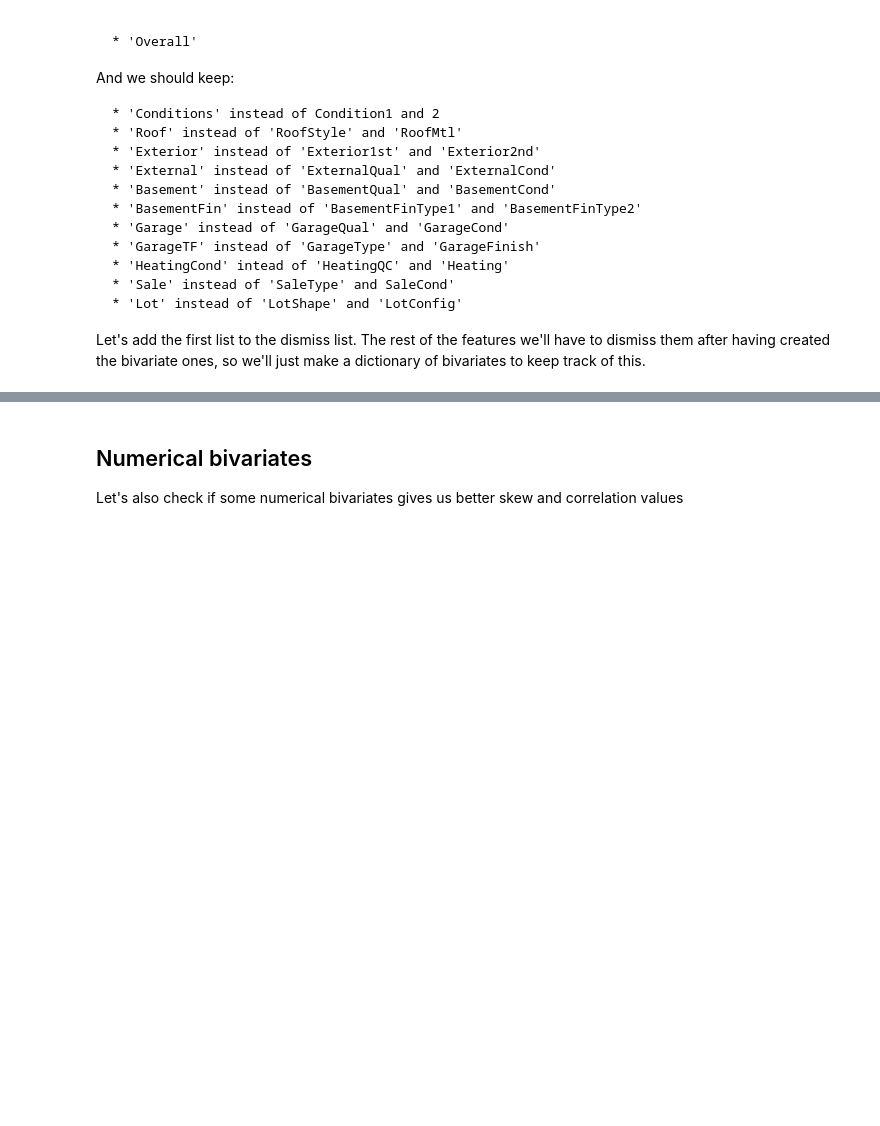
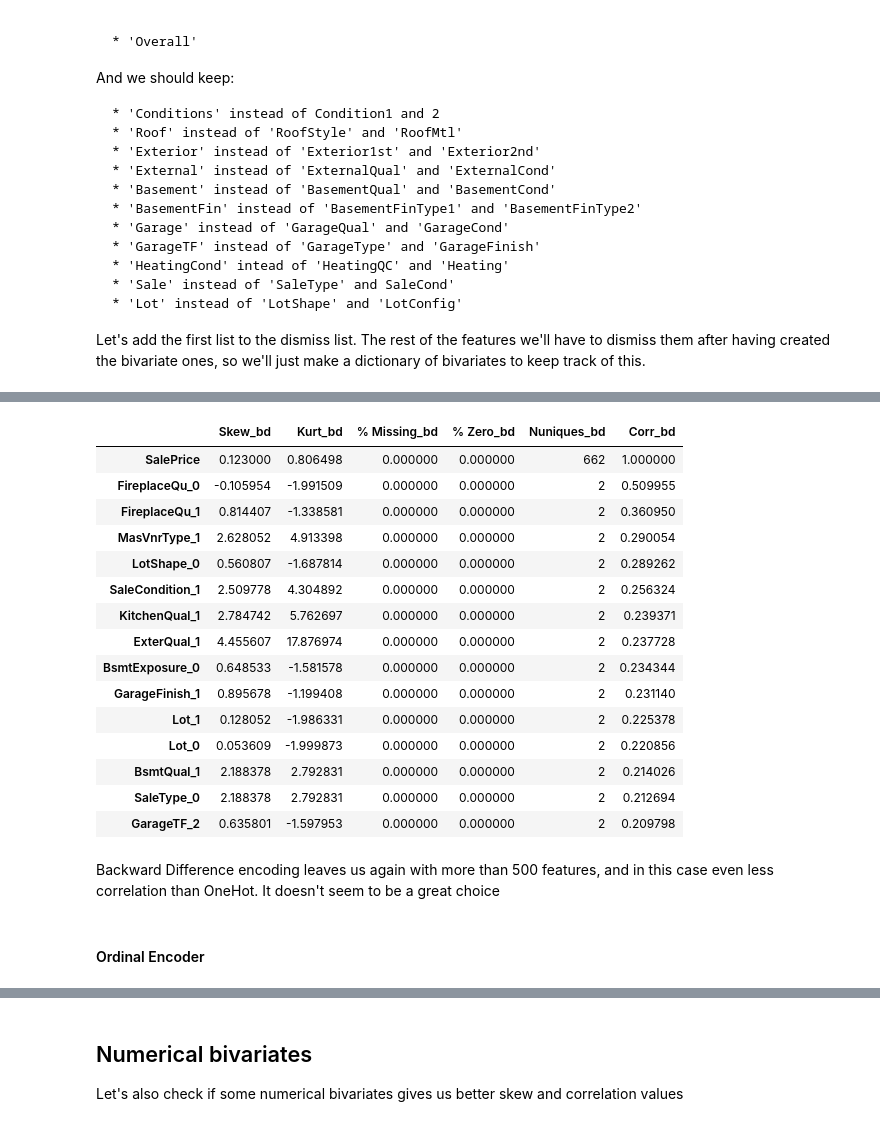
Before and after one commit to lrvlr/house-pricing-kaggle, a Jupyter notebook: AnalyzingHousePricesDF-lrvlr.ipynb, the cells around one changed output, grey strips where cells are left out. Saved outputs shown, nothing was run; the diff lists cells and outputs as text; code cells hidden in the pictures; blank space fills up the shorter version.

```diff
--- a/AnalyzingHousePricesDF-lrvlr.ipynb
+++ b/AnalyzingHousePricesDF-lrvlr.ipynb
@@ -738,0 +783,5 @@ catBivs = {'Conditions': ('Condition1', 'Condition2'),
+# %%
+bd_enc = ce.BackwardDifferenceEncoder(cols=meta_cat)
+bd_enc.fit(train[meta_cat], train['SalePrice'])
+bdEncoded = pd.concat([bd_enc.transform(train[meta_cat]),train['SalePrice']],axis=1)
+bdEncoded.head()
@@ -738,0 +797,24 @@ catBivs = {'Conditions': ('Condition1', 'Condition2'),
+# %%
+df_bdCatInfo = tab.numTable(bdEncoded, 'SalePrice', describe=False).add_suffix('_bd')
+df_bdCatInfo.head(15).style.background_gradient(subset=['Corr_bd'])
+# %% [output]
+|  | Skew_bd | Kurt_bd | % Missing_bd | % Zero_bd | Nuniques_bd | Corr_bd |
+| SalePrice | 0.123000 | 0.806498 | 0.000000 | 0.000000 | 662 | 1.000000 |
+| FireplaceQu_0 | -0.105954 | -1.991509 | 0.000000 | 0.000000 | 2 | 0.509955 |
+| FireplaceQu_1 | 0.814407 | -1.338581 | 0.000000 | 0.000000 | 2 | 0.360950 |
+| MasVnrType_1 | 2.628052 | 4.913398 | 0.000000 | 0.000000 | 2 | 0.290054 |
+| LotShape_0 | 0.560807 | -1.687814 | 0.000000 | 0.000000 | 2 | 0.289262 |
+| SaleCondition_1 | 2.509778 | 4.304892 | 0.000000 | 0.000000 | 2 | 0.256324 |
+| KitchenQual_1 | 2.784742 | 5.762697 | 0.000000 | 0.000000 | 2 | 0.239371 |
+| ExterQual_1 | 4.455607 | 17.876974 | 0.000000 | 0.000000 | 2 | 0.237728 |
+| BsmtExposure_0 | 0.648533 | -1.581578 | 0.000000 | 0.000000 | 2 | 0.234344 |
+| GarageFinish_1 | 0.895678 | -1.199408 | 0.000000 | 0.000000 | 2 | 0.231140 |
+| Lot_1 | 0.128052 | -1.986331 | 0.000000 | 0.000000 | 2 | 0.225378 |
+| Lot_0 | 0.053609 | -1.999873 | 0.000000 | 0.000000 | 2 | 0.220856 |
+| BsmtQual_1 | 2.188378 | 2.792831 | 0.000000 | 0.000000 | 2 | 0.214026 |
+| SaleType_0 | 2.188378 | 2.792831 | 0.000000 | 0.000000 | 2 | 0.212694 |
+| GarageTF_2 | 0.635801 | -1.597953 | 0.000000 | 0.000000 | 2 | 0.209798 |
+# %% [markdown]
+Backward Difference encoding leaves us again with more than 500 features, and in this case even less correlation than OneHot. It doesn't seem to be a great choice
+# %% [markdown]
+#### Ordinal Encoder
```
Also changed, not shown: parts of 29 cells of this notebook.
